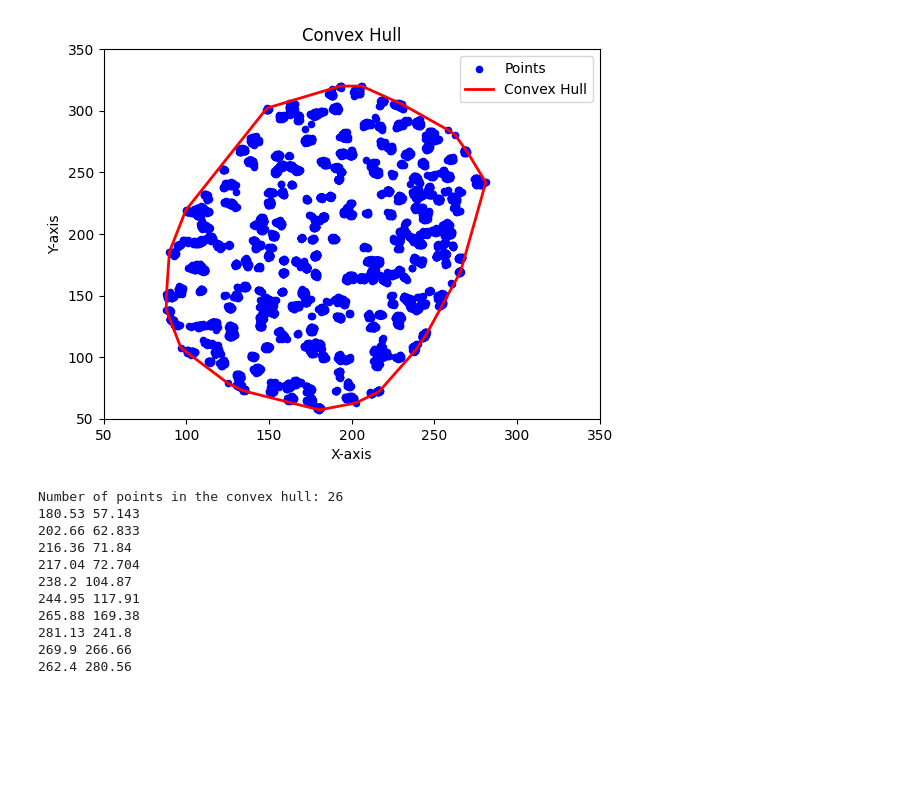
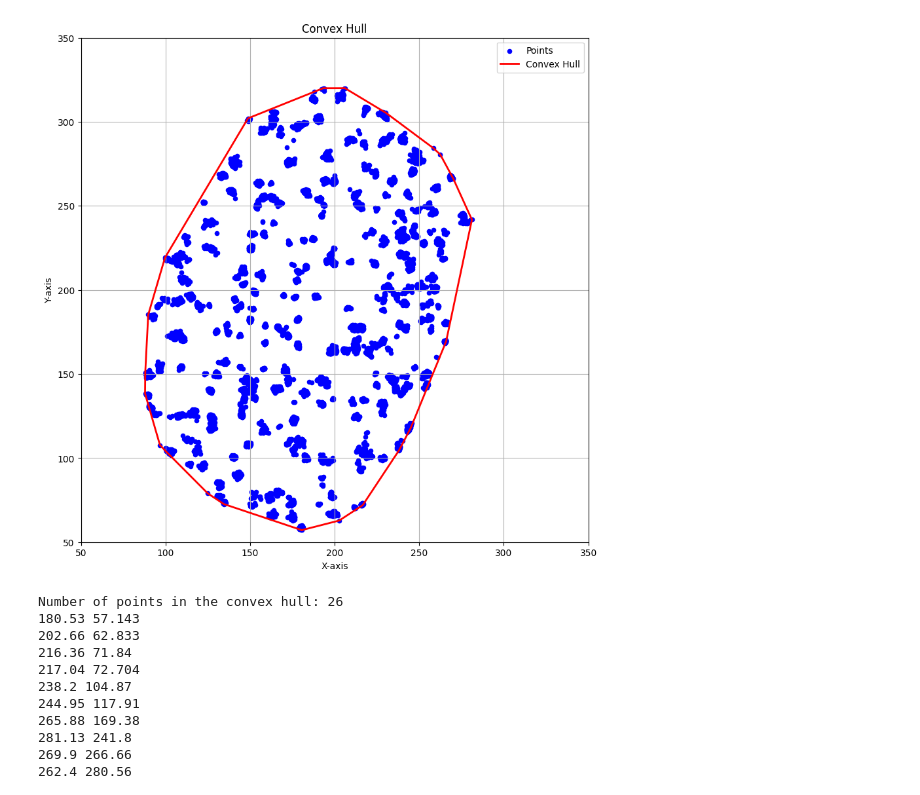
Before and after one commit to mkrishnapraneet/2D-Temporal-normalizing-flows, a Jupyter notebook: TNFwithRealNVP/mcp.ipynb, the cells around one changed output. Cells and saved outputs as stored; diff of their text form; code cells hidden in the pictures; blank space fills up the shorter version.

```diff
--- a/TNFwithRealNVP/mcp.ipynb
+++ b/TNFwithRealNVP/mcp.ipynb
@@ -44,29 +44,31 @@ def graham_scan(points):
 # %%
 '''Application'''
 
 points = coords
 convex_hull = graham_scan(points)
 
 # Plotting the points
 x, y = zip(*points)
+plt.figure(figsize=(10, 10))
 plt.scatter(x, y, color='blue', label='Points', s=20)
 
 # Plotting the convex hull
 hull_x, hull_y = zip(*convex_hull + [convex_hull[0]])  # Closing the hull loop
 plt.plot(hull_x, hull_y, color='red', linestyle='-', linewidth=2, label='Convex Hull')
 
 # Set labels and title
 plt.xlabel('X-axis')
 plt.ylabel('Y-axis')
 plt.title('Convex Hull')
 plt.legend()
 plt.xlim(50, 350)
 plt.ylim(50, 350)
+plt.grid()
 
 # Show the plot
 plt.show()
 # %% [output]
-[figure, old version]
+[figure, new version]
 # %%
 # print the hull points
 print(f'Number of points in the convex hull: {len(convex_hull)}')
```
Also changed, not shown: 23 other files.
